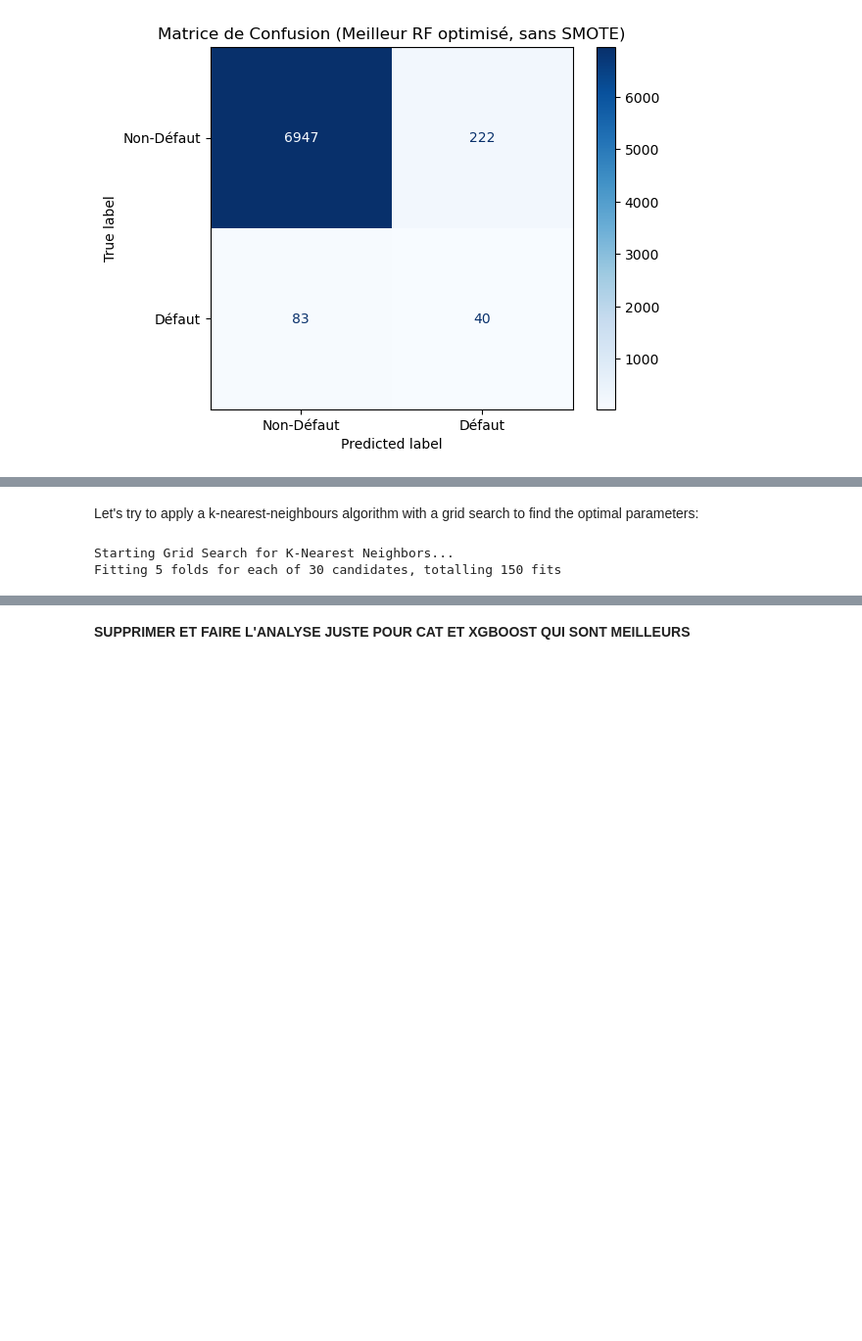
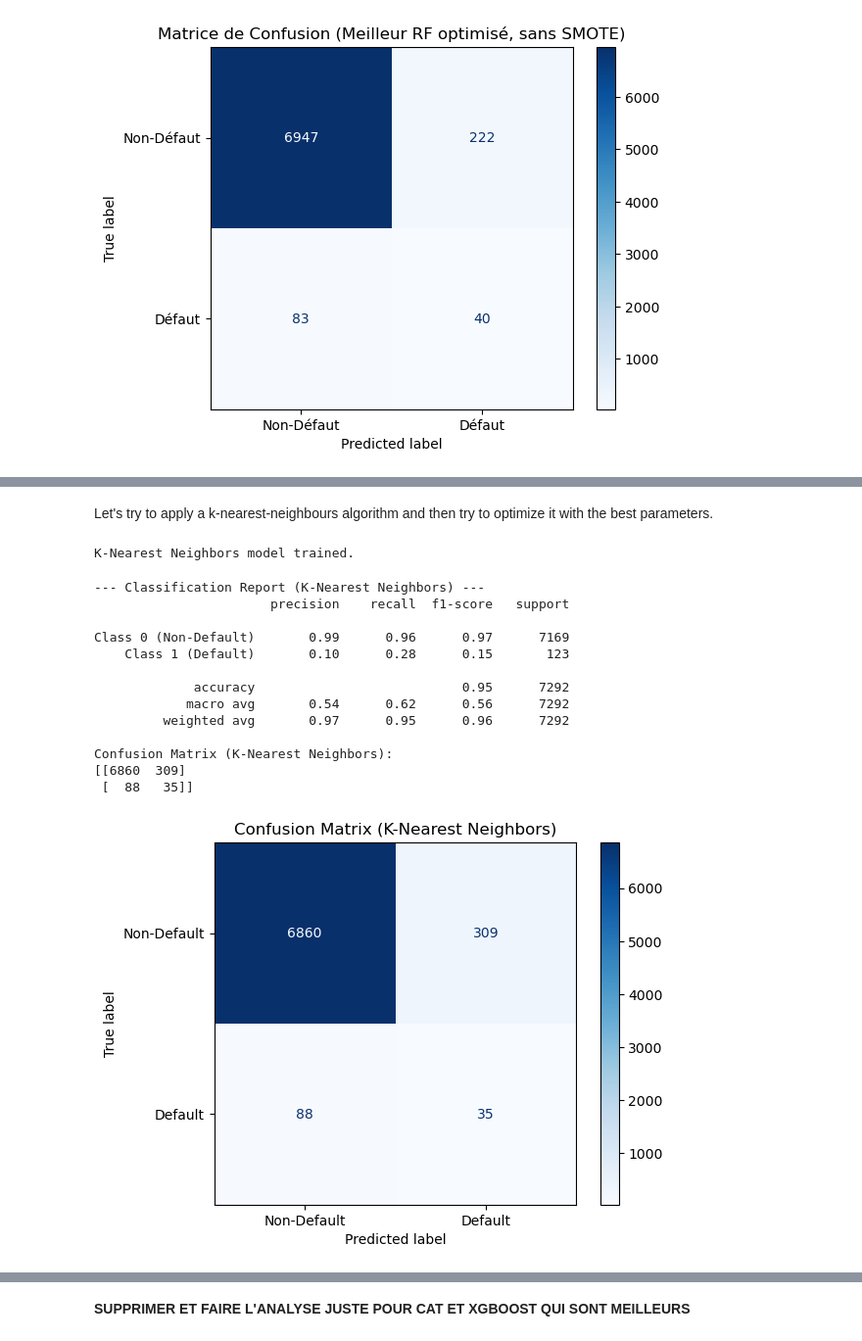
Before and after one commit to Adnbsn/ML_CardFraud, a Jupyter notebook: Project_ML_Adrien_BESSON_Emma_BEKKER.ipynb, the cells around one changed output, grey strips where cells are left out. Shown at 98% size. Cells and saved outputs as stored; diff of their text form; code cells hidden in the pictures; blank space fills up the shorter version.

Commit message:
Adding knn but no grid search (too long to compute)

```diff
--- a/Project_ML_Adrien_BESSON_Emma_BEKKER.ipynb
+++ b/Project_ML_Adrien_BESSON_Emma_BEKKER.ipynb
@@ -695,5 +699,5 @@ Matrice de Confusion (Meilleur RF, sans SMOTE):
 # %% [markdown]
-Let's try to apply a k-nearest-neighbours algorithm with a grid search to find the optimal parameters:
+Let's try to apply a k-nearest-neighbours algorithm and then try to optimize it with the best parameters.
 # %%
 from sklearn.neighbors import KNeighborsClassifier
 from sklearn.model_selection import GridSearchCV
@@ -700,30 +706,47 @@ from sklearn.model_selection import GridSearchCV
-# %%
-knn_model = KNeighborsClassifier()
-
-param_grid_knn = {
-    "n_neighbors": [3, 5, 7, 9, 11],
-    "weights": ["uniform", "distance"],
-    "metric": ["euclidean", "manhattan", "minkowski"]
-}
-
-grid_search_knn = GridSearchCV(
-    estimator=knn_model,
-    param_grid=param_grid_knn,
-    scoring="f1",
-    cv=5,
-    n_jobs=-1,
-    verbose=1)
-print("Starting Grid Search for K-Nearest Neighbors...")
-grid_search_knn.fit(X_train_smote, y_train_smote)
-print("Grid Search for KNN completed.")
-
-print("\nBest hyperparameters for KNN:")
-print(grid_search_knn.best_params_)
-print("Best cross-validation score (F1):", grid_search_knn.best_score_)
-
-# Retrieve the best estimator
-best_knn_model = grid_search_knn.best_estimator_
-print("\nBest KNN model:", best_knn_model)
-# %% [output]
-Starting Grid Search for K-Nearest Neighbors...
-Fitting 5 folds for each of 30 candidates, totalling 150 fits
+# %%
+knn_model = KNeighborsClassifier(
+    n_neighbors=5,
+    weights="uniform",
+    metric="minkowski"
+)
+# Train on SMOTE-resampled training data
+knn_model.fit(X_train_smote, y_train_smote)
+print("K-Nearest Neighbors model trained.")
+# %% [output]
+K-Nearest Neighbors model trained.
+# %%
+y_pred_knn = knn_model.predict(X_test_processed)
+
+print("\n--- Classification Report (K-Nearest Neighbors) ---")
+print(classification_report(
+    y_test,
+    y_pred_knn,
+    target_names=["Class 0 (Non-Default)", "Class 1 (Default)"]
+))
+
+cm_knn = confusion_matrix(y_test, y_pred_knn)
+print("Confusion Matrix (K-Nearest Neighbors):")
+print(cm_knn)
+
+disp_knn = ConfusionMatrixDisplay(
+    confusion_matrix=cm_knn,
+    display_labels=["Non-Default", "Default"]
+)
+disp_knn.plot(cmap="Blues", values_format="d")
+plt.title("Confusion Matrix (K-Nearest Neighbors)")
+plt.show()
+# %% [output]
+--- Classification Report (K-Nearest Neighbors) ---
+                       precision    recall  f1-score   support
+
+Class 0 (Non-Default)       0.99      0.96      0.97      7169
+    Class 1 (Default)       0.10      0.28      0.15       123
+
+             accuracy                           0.95      7292
+            macro avg       0.54      0.62      0.56      7292
+         weighted avg       0.97      0.95      0.96      7292
+
+Confusion Matrix (K-Nearest Neighbors):
+[[6860  309]
+ [  88   35]]
+[figure, added]
```
Also changed, not shown: parts of 4 cells of this notebook.
